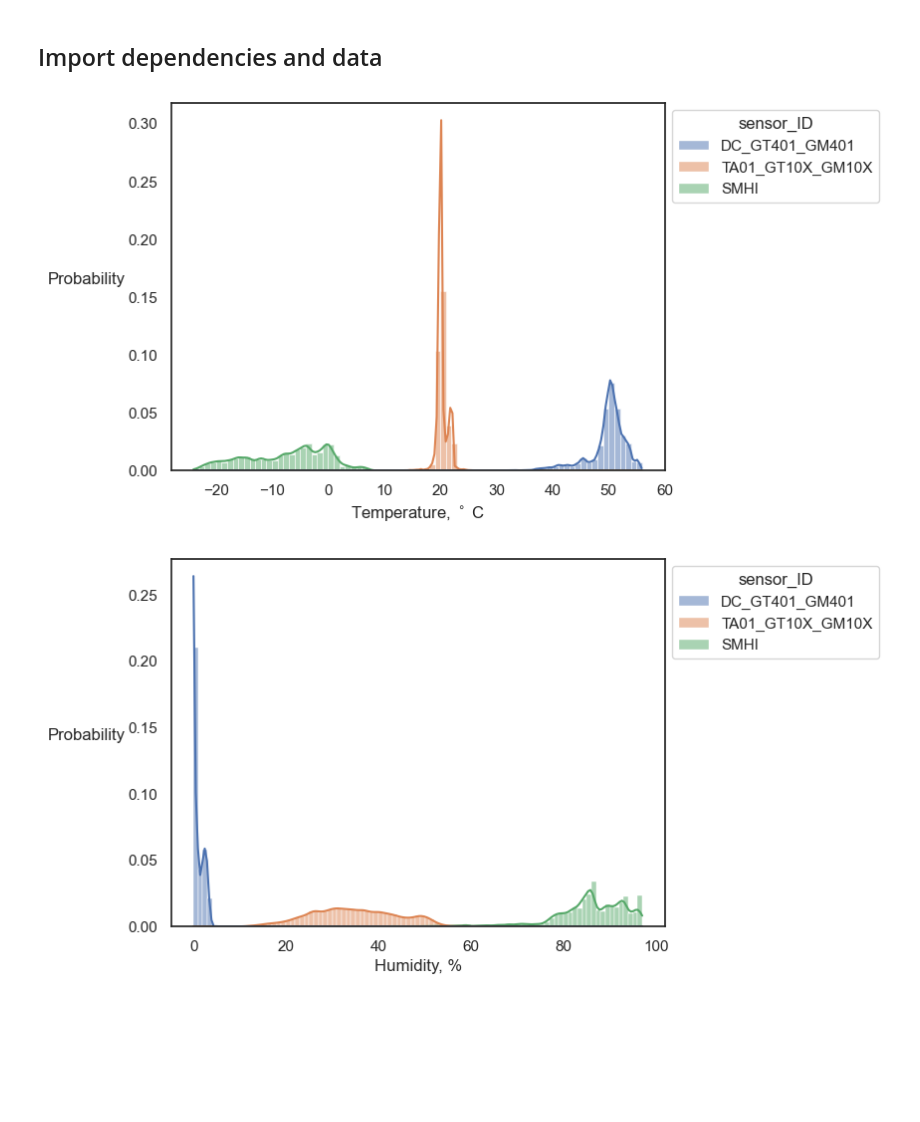
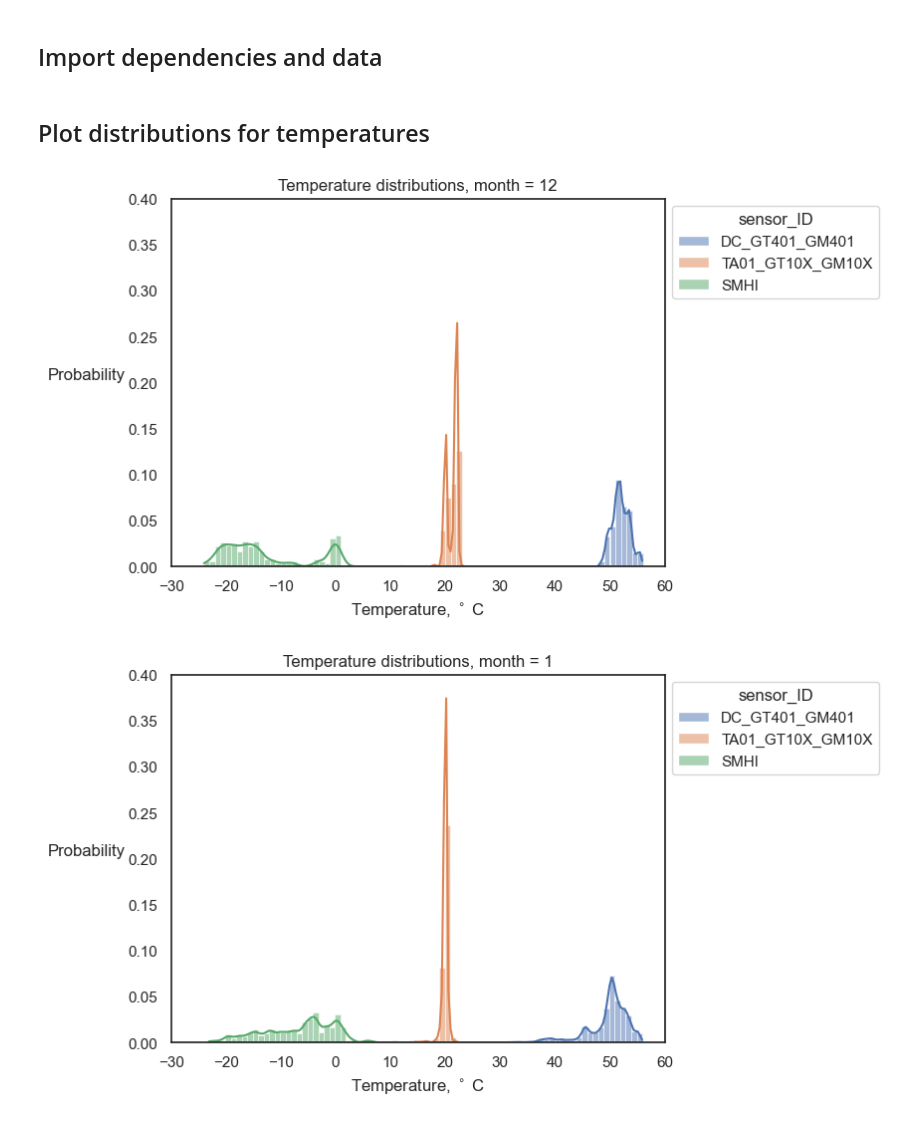
Before and after one commit to oStglnd/rise-gh, a Jupyter notebook: plotting/hist_plots.ipynb, the cells around one changed output. Cells and saved outputs as stored; diff of their text form; code cells hidden in the pictures; blank space fills up the shorter version.

Commit message:
hist plots & daily temp

```diff
--- a/plotting/hist_plots.ipynb
+++ b/plotting/hist_plots.ipynb
@@ -31,17 +31,11 @@ data.index = data.index.set_levels(
     levels=pd.to_datetime(data.index.get_level_values(3).values),
     level=3
 )
-
-# drop all index levels except date
-data = data.droplevel(
-    level=[0, 1, 2],
-    axis=0
-)
 # %%
 # keep only temp & humidity
 data = data[[
     'temperatures',
-    'humidity'
+    'humidity',
 ]].copy()
 
 # filter out variables
@@ -49,20 +43,28 @@ data = data.filter(
     regex='GM10X|DC_GT401|SMHI(?!_)',
     axis=1
 )
+# %% [markdown]
+## Plot distributions for temperatures
 # %%
-ax = sns.histplot(data=data.temperatures, stat='probability', binwidth=1.0, kde=True, legend='full')
-sns.move_legend(ax, "upper left", bbox_to_anchor=(1, 1))
-plt.xlabel('Temperature, $^\circ$ C')
-plt.ylabel('Probability', loc='center', rotation=0, fontsize=12, labelpad=30)
-#plt.savefig....
-plt.show()
+for month in [12, 1, 2]:
+    mask = data.index.get_level_values(0) == month
+    subset = data[mask]
 
-ax = sns.histplot(data=data.humidity, stat='probability', binwidth=1.0, kde=True, legend='full')
-sns.move_legend(ax, "upper left", bbox_to_anchor=(1, 1))
-plt.xlabel('Humidity, %')
-plt.ylabel('Probability', loc='center', rotation=0, fontsize=12, labelpad=30)
-#plt.savefig....
-plt.show()
+    # drop all index levels except date
+    subset = subset.droplevel(
+        level=[0, 1, 2],
+        axis=0
+    )
+
+    ax = sns.histplot(data=subset.temperatures, stat='probability', binwidth=1.0, kde=True, legend='full')
+    sns.move_legend(ax, "upper left", bbox_to_anchor=(1, 1))
+    plt.xlabel('Temperature, $^\circ$ C')
+    plt.ylabel('Probability', loc='center', rotation=0, fontsize=12, labelpad=30)
+    plt.xlim(-30, 60)
+    plt.ylim(0, 0.4)
+    plt.title('Temperature distributions, month = {}'.format(month))
+    #plt.savefig....
+    plt.show()
 # %% [output]
-[figure, old version]
+[figure, new version]
-[figure, old version]
+[figure, new version]
```
Also changed, not shown: parts of 7 cells of this notebook.
